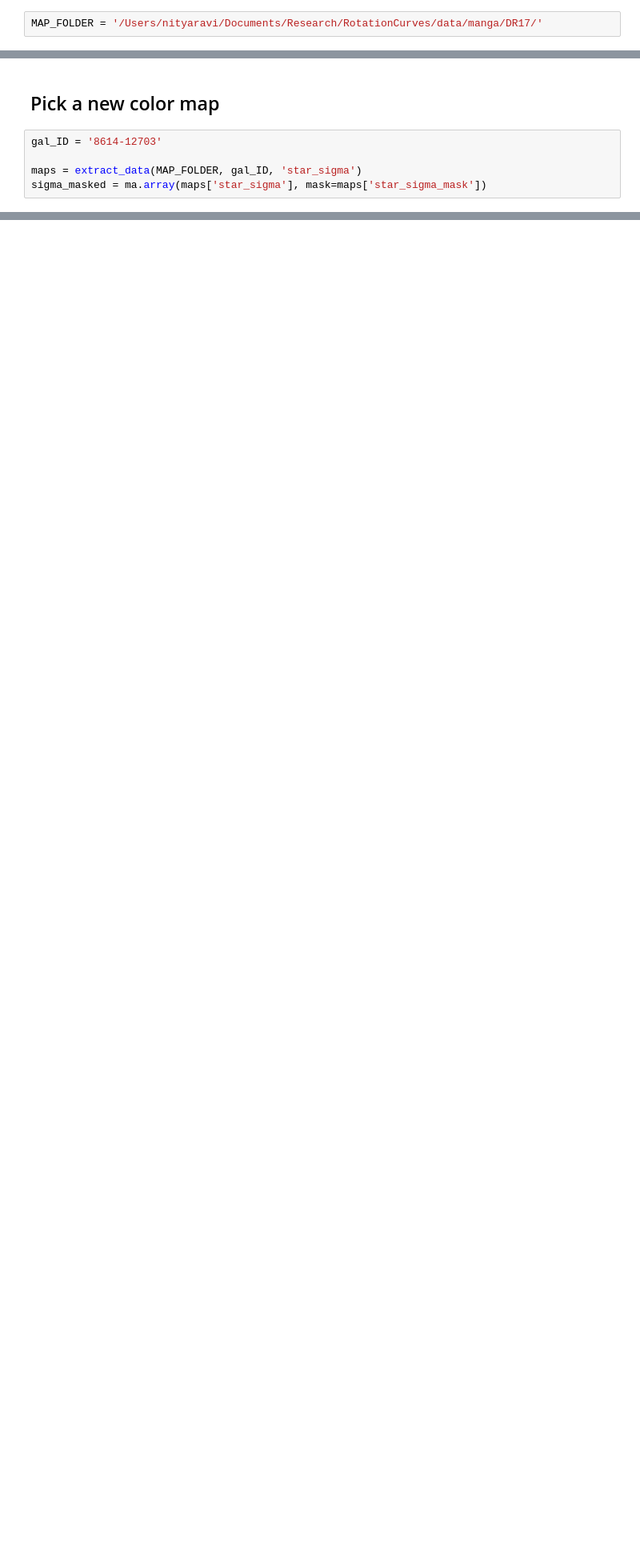
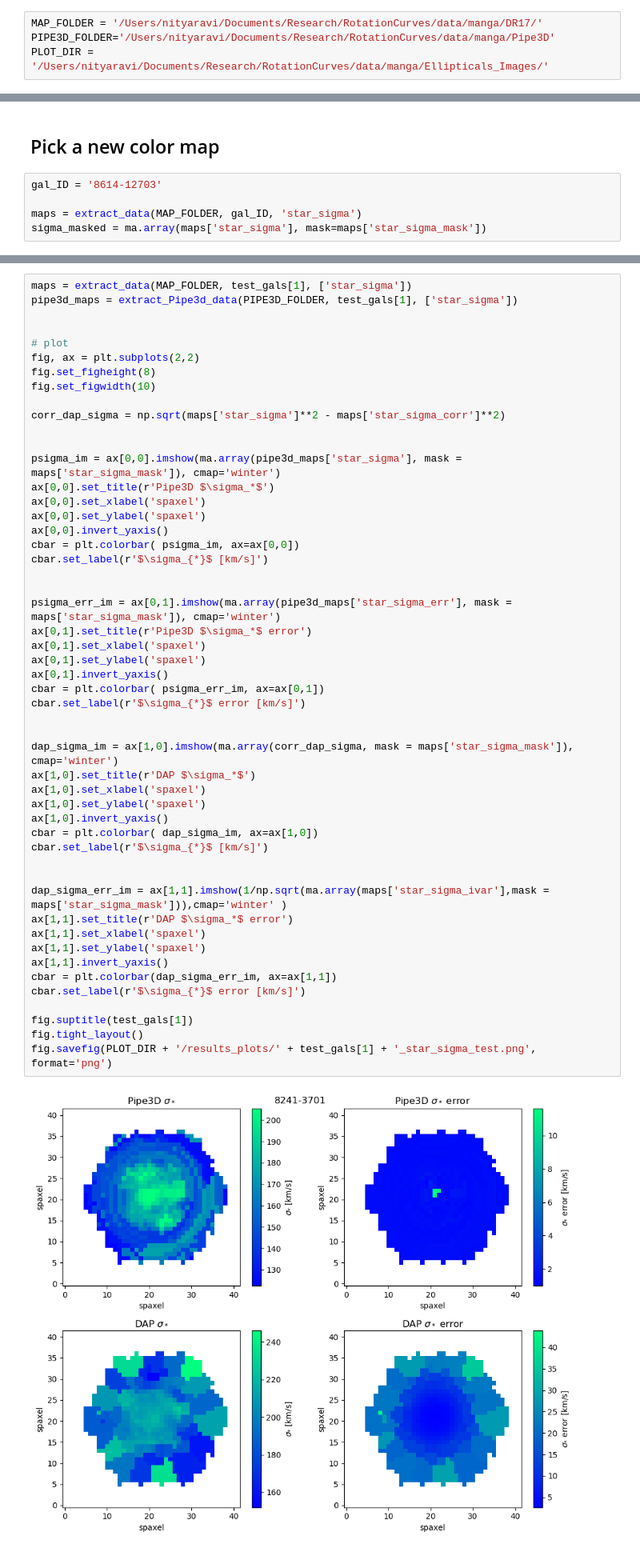
Before and after one commit to kadglass/RotationCurves, a Jupyter notebook: notebooks/test_elliptical_functions.ipynb, the cells around one changed output, grey strips where cells are left out. Shown at 80% size. Saved outputs shown, nothing was run; the diff lists cells and outputs as text; blank space fills up the shorter version.

```diff
--- a/notebooks/test_elliptical_functions.ipynb
+++ b/notebooks/test_elliptical_functions.ipynb
@@ -7,3 +9,5 @@ sys.path.insert(1, '/Users/nityaravi/Documents/GitHub/RotationCurves/ellipticals
 from IO_data import*
 # %%
 MAP_FOLDER = '/Users/nityaravi/Documents/Research/RotationCurves/data/manga/DR17/'
+PIPE3D_FOLDER='/Users/nityaravi/Documents/Research/RotationCurves/data/manga/Pipe3D'
+PLOT_DIR = '/Users/nityaravi/Documents/Research/RotationCurves/data/manga/Ellipticals_Images/'
@@ -53,0 +112,53 @@ Text(0, 0.5, 'spaxel')
+# %%
+maps = extract_data(MAP_FOLDER, test_gals[1], ['star_sigma'])
+pipe3d_maps = extract_Pipe3d_data(PIPE3D_FOLDER, test_gals[1], ['star_sigma'])
+
+
+# plot
+fig, ax = plt.subplots(2,2)
+fig.set_figheight(8)
+fig.set_figwidth(10)
+
+corr_dap_sigma = np.sqrt(maps['star_sigma']**2 - maps['star_sigma_corr']**2)
+
+
+psigma_im = ax[0,0].imshow(ma.array(pipe3d_maps['star_sigma'], mask = maps['star_sigma_mask']), cmap='winter')
+ax[0,0].set_title(r'Pipe3D $\sigma_*$')
+ax[0,0].set_xlabel('spaxel')
+ax[0,0].set_ylabel('spaxel')
+ax[0,0].invert_yaxis()
+cbar = plt.colorbar( psigma_im, ax=ax[0,0])
+cbar.set_label(r'$\sigma_{*}$ [km/s]')
+
+
+psigma_err_im = ax[0,1].imshow(ma.array(pipe3d_maps['star_sigma_err'], mask = maps['star_sigma_mask']), cmap='winter')
+ax[0,1].set_title(r'Pipe3D $\sigma_*$ error')
+ax[0,1].set_xlabel('spaxel')
+ax[0,1].set_ylabel('spaxel')
+ax[0,1].invert_yaxis()
+cbar = plt.colorbar( psigma_err_im, ax=ax[0,1])
+cbar.set_label(r'$\sigma_{*}$ error [km/s]')
+
+
+dap_sigma_im = ax[1,0].imshow(ma.array(corr_dap_sigma, mask = maps['star_sigma_mask']), cmap='winter')
+ax[1,0].set_title(r'DAP $\sigma_*$')
+ax[1,0].set_xlabel('spaxel')
+ax[1,0].set_ylabel('spaxel')
+ax[1,0].invert_yaxis()
+cbar = plt.colorbar( dap_sigma_im, ax=ax[1,0])
+cbar.set_label(r'$\sigma_{*}$ [km/s]')
+
+
+dap_sigma_err_im = ax[1,1].imshow(1/np.sqrt(ma.array(maps['star_sigma_ivar'],mask = maps['star_sigma_mask'])),cmap='winter' )
+ax[1,1].set_title(r'DAP $\sigma_*$ error')
+ax[1,1].set_xlabel('spaxel')
+ax[1,1].set_ylabel('spaxel')
+ax[1,1].invert_yaxis()
+cbar = plt.colorbar(dap_sigma_err_im, ax=ax[1,1])
+cbar.set_label(r'$\sigma_{*}$ error [km/s]')
+
+fig.suptitle(test_gals[1])
+fig.tight_layout()
+fig.savefig(PLOT_DIR + '/results_plots/' + test_gals[1] + '_star_sigma_test.png', format='png')
+# %% [output]
+[figure, added]
```
Also changed, not shown: parts of 28 cells of this notebook.
